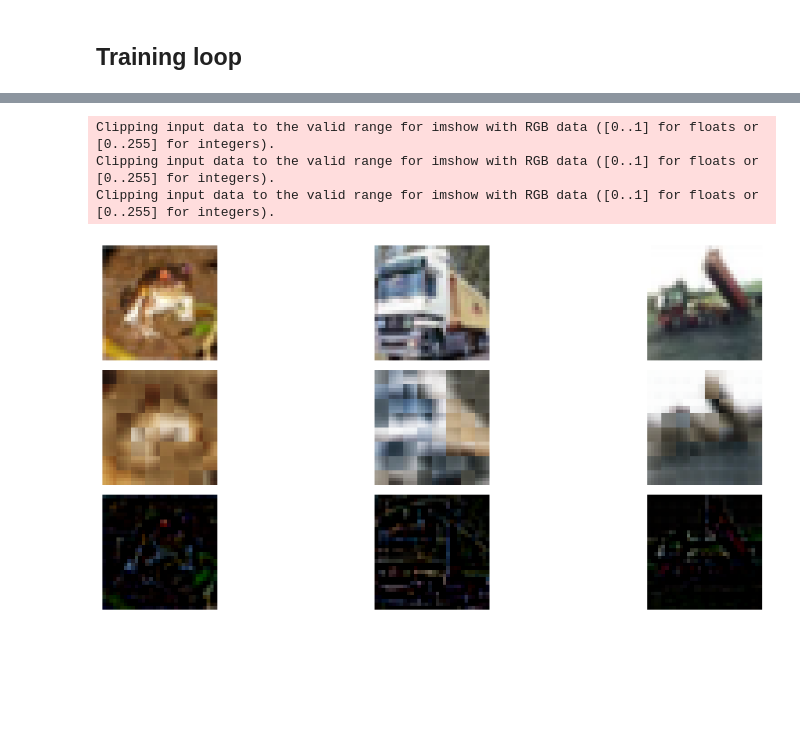
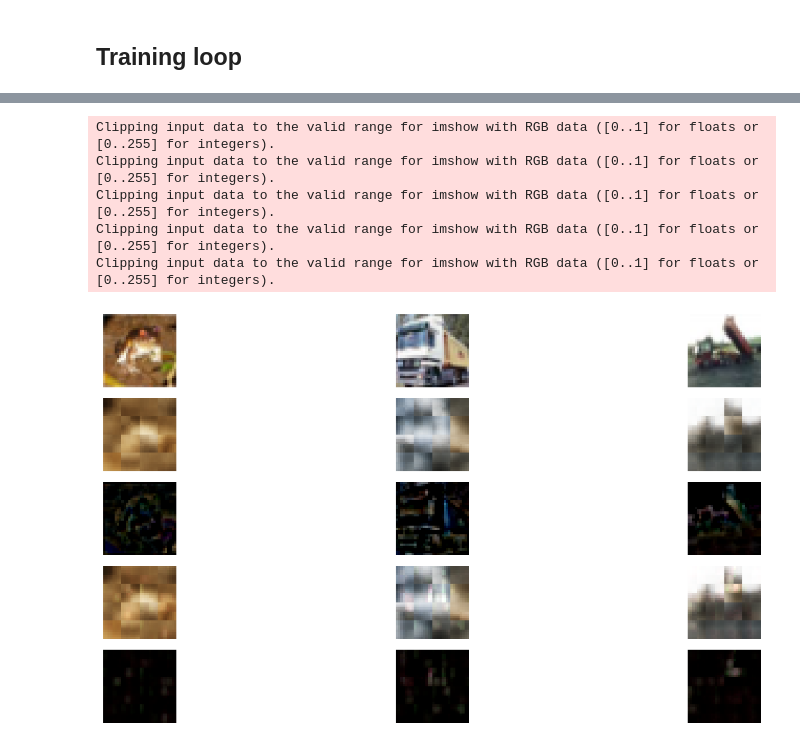
Before and after one commit to nadavo11/Autoencoder-Conv-RNN-Remote-Deep-Inference, a Jupyter notebook: Autoencoder-Conv-RNN-Remote-Deep-Inference.ipynb, the cells around one changed output, grey strips where cells are left out. Saved outputs shown, nothing was run; the diff lists cells and outputs as text; code cells hidden in the pictures; blank space fills up the shorter version.

Commit message:
layer 2 added🤩🤩

```diff
--- a/Autoencoder-Conv-RNN-Remote-Deep-Inference.ipynb
+++ b/Autoencoder-Conv-RNN-Remote-Deep-Inference.ipynb
@@ -30,6 +30,9 @@ import matplotlib.pyplot as plt
 # helper function to un-normalize and display an image
 def imshow(img, ax = None):
     #img = img / 2 + 0.5  # unnormalize
+    is_tensor = isinstance(img, torch.Tensor)
+    if is_tensor:
+        img = img.detach().numpy()
 
     if ax:
         ax.imshow(np.transpose(img, (1, 2, 0)))  # convert from Tensor image
@@ -109,20 +114,26 @@ class ConvAutoencoder(nn.Module):
         super(ConvAutoencoder, self).__init__()
         ## encoder layers ##
         # conv layer (depth from 3 --> 16), 3x3 kernels
-        self.conv1 = nn.Conv2d(3, 16, 3, padding=1)
+        self.conv0 = nn.Conv2d(3, 16, 3, padding=1)
+        # conv layer (depth from 3 --> 16), 3x3 kernels
+        self.conv1 = nn.Conv2d(16, 8, 3, padding=1)
         # conv layer (depth from 16 --> 4), 3x3 kernels
-        self.conv2 = nn.Conv2d(16, 4, 3, padding=1)
+        self.conv2 = nn.Conv2d(8, 8, 3, padding=1)
         # pooling layer to reduce x-y dims by two; kernel and stride of 2
         self.pool = nn.MaxPool2d(2, 2)
 
         ## decoder layers ##
         ## a kernel of 2 and a stride of 2 will increase the spatial dims by 2
-        self.t_conv1 = nn.ConvTranspose2d(4, 16, 2, stride=2)
+        self.t_conv0 = nn.ConvTranspose2d(8, 8, 2, stride=2)
+
+        self.t_conv1 = nn.ConvTranspose2d(8, 16, 2, stride=2)
         self.t_conv2 = nn.ConvTranspose2d(16, 3, 2, stride=2)
 
     def forward(self, x):
         ## encode ##
         # add hidden layers with relu activation function
+        x = F.relu(self.conv0(x))
+        x = self.pool(x)
         # and maxpooling after
         x = F.relu(self.conv1(x))
         x = self.pool(x)
@@ -131,10 +142,12 @@ class ConvAutoencoder(nn.Module):
         x = self.pool(x)  # compressed representation
 
         ## decode ##
+        x = F.relu(self.t_conv0(x))
         # add transpose conv layers, with relu activation function
         x = F.relu(self.t_conv1(x))
         # output layer (with sigmoid for scaling from 0 to 1)
         x = F.sigmoid(self.t_conv2(x))
+
 
         return x
 
@@ -174,2 +333,4 @@ optimizer = torch.optim.Adam(model.parameters(), lr=0.001)
+# %%
+model2 = ConvAutoencoder()
 # %%
 
@@ -209,26 +390,46 @@ for epoch in range(1, n_epochs+1):
 # %%
 # # obtain one batch of training images
 dataiter = iter(train_loader)
 images, labels = next(dataiter)
 images = images.numpy() # convert images to numpy for display
 #
-reconstructed_images = model(torch.from_numpy(images)).detach().numpy()
+reconstructed_images = model(torch.from_numpy(images))
+
+residaual = torch.Tensor(reconstructed_images.detach().numpy() - images)
+
 # plot the images in the batch, along with the corresponding labels
-fig, axs = plt.subplots(2, 3, figsize=(15, 6))
+fig, axs = plt.subplots(5, 3, figsize=(15, 6))
 # display 3 images
 for i in range(3):
     # Displaying the original image
     imshow(images[i],ax=axs[0, i])
     axs[0, i].axis('off')  # Turn off the axis for a cleaner look
 
     # Displaying the reconstructed image
     imshow(reconstructed_images[i], ax=axs[1, i])
     axs[1, i].axis('off')  # Turn off the axis here as well
 
+    # Displaying the reconstructed image
+    imshow(reconstructed_images[i].detach().numpy()- images[i], ax=axs[2, i])
+    axs[2, i].axis('off')  # Turn off the axis here as well
+
+    # Displaying the reconstructed image
+    imshow(model2(reconstructed_images[i]-torch.Tensor(images[i]))+reconstructed_images[i], ax=axs[3, i])
+    axs[3, i].axis('off')  # Turn off the axis here as well
+
+    # Displaying the reconstructed image
+    imshow(model2(reconstructed_images[i]-torch.Tensor(images[i])), ax=axs[4, i])
+    axs[4, i].axis('off')  # Turn off the axis here as well
+
+
+
+
 plt.tight_layout()
 plt.show()
 # %% [output]
 Clipping input data to the valid range for imshow with RGB data ([0..1] for floats or [0..255] for integers).
 Clipping input data to the valid range for imshow with RGB data ([0..1] for floats or [0..255] for integers).
 Clipping input data to the valid range for imshow with RGB data ([0..1] for floats or [0..255] for integers).
+Clipping input data to the valid range for imshow with RGB data ([0..1] for floats or [0..255] for integers).
+Clipping input data to the valid range for imshow with RGB data ([0..1] for floats or [0..255] for integers).
-[figure, old version]
+[figure, new version]
```
Also changed, not shown: parts of 9 cells of this notebook.
